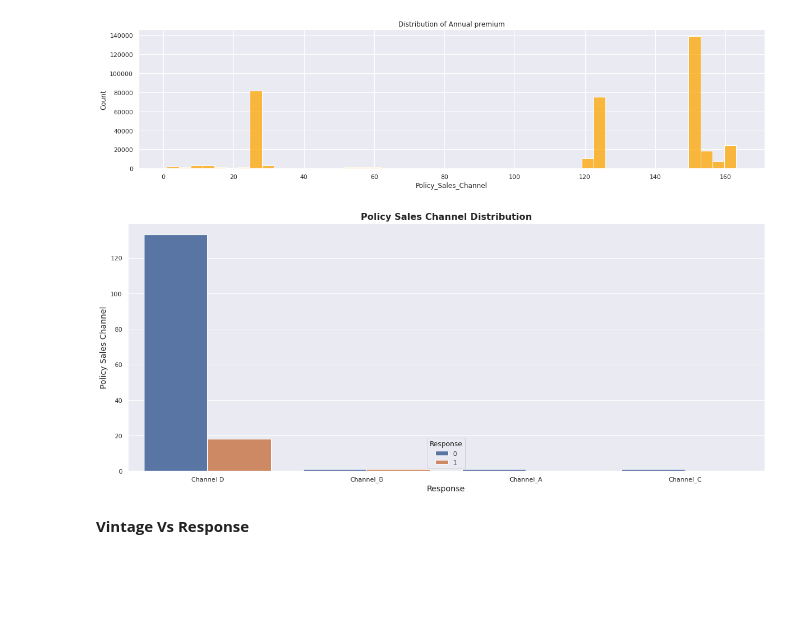
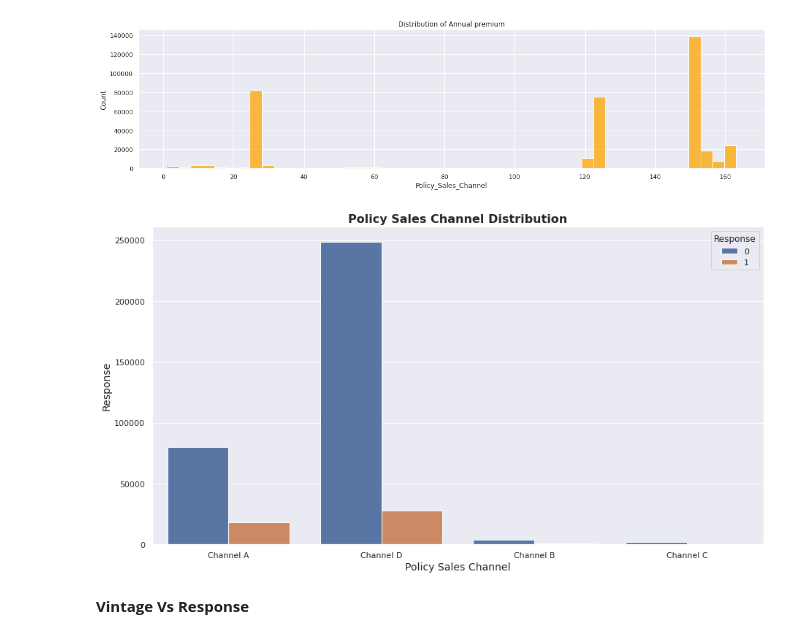
Before and after one commit to abhikr1302/ML-Capstone-Health-Insurabce-Cross-sell-Prediction, a Jupyter notebook: HEALTH_INSURANCE_CROSS_SELL_PREDICTION.ipynb, the cells around one changed output. Drawn from its saved outputs; the diff is of its cells as text; code cells hidden in the pictures; blank space fills up the shorter version.

```diff
--- a/HEALTH_INSURANCE_CROSS_SELL_PREDICTION.ipynb
+++ b/HEALTH_INSURANCE_CROSS_SELL_PREDICTION.ipynb
@@ -239,7 +254,7 @@ for col in numerical_features:  #subplotting all the values with outliers
 # %% [markdown]
 ## **3.3 Handling Outliers**
 # %%
-for col in ['Annual_Premium','Age']:#redefining the data and setting the outliers value with the range
+for col in ['Age','Annual_Premium']:#redefining the data and setting the outliers value with the range
 
   lower_cap, q1, q3, upper_cap, median = df[col].quantile([0.01,0.25,0.75,0.99,0.5])
   lower_limit = q1 - 1.5*(q3-q1)
@@ -359,8 +352,0 @@ plt.show()
-# %%
-sns.set(rc={'figure.figsize':(30,8)})
-sns.set_palette("Set1")
-graph = sns.countplot(x='Age',hue='Response',data=df)
-graph.set_title('Response in different ages',fontsize = 16, fontweight='bold')
-graph.set_xlabel('Age',fontsize = 14)
-graph.set_ylabel('Response',fontsize = 14)
-plt.show()
@@ -399,7 +390,7 @@ Name: Driving_License, dtype: int64
 **Region Vs Response**
 # %%
 sns.set(rc={'figure.figsize':(25,8)})
-sns.set_palette("Set1")
+sns.set_palette("Set2")
 graph = sns.countplot(x=df['Region_Code'],hue=df['Response'])
 graph.set_title('Response in different Regions',fontsize = 16, fontweight='bold')
 graph.set_xlabel('Region',fontsize = 14)
@@ -498,16 +469,16 @@ plt.show()
 # %% [output]
 [figure]
 # %%
- df['Policy_Sales_Channel_Group'] = df['Policy_Sales_Channel'].value_counts().apply(lambda x: 'Channel_A' if x>80000 else 'Channel_B' if 40000<x<80000 else 'Channel_C' if 20000<x<=40000 else 'Channel D')
+df['Policy_Sales_Channel_Group'] = df['Policy_Sales_Channel'].apply(lambda x:'Channel A' if x <=40 else 'Channel B' if x>40 and x<=80 else 'Channel C' if x>80 and x<=120 else 'Channel D')
 # %%
-sns.set(rc={'figure.figsize':(20,8)})
+sns.set(rc={'figure.figsize':(15,8)})
 sns.countplot(x = 'Policy_Sales_Channel_Group', data = df, hue='Response')
-plt.xlabel(xlabel = 'Response', fontdict={'fontsize': 14})
-plt.ylabel(ylabel = 'Policy Sales Channel', fontdict={'fontsize': 14})
+plt.ylabel(ylabel = 'Response', fontdict={'fontsize': 14})
+plt.xlabel(xlabel = 'Policy Sales Channel', fontdict={'fontsize': 14})
 plt.title('Policy Sales Channel Distribution', fontdict={'fontsize': 16, 'fontweight':'bold'})
 plt.show()
 # %% [output]
-[figure, old version]
+[figure, new version]
 # %% [markdown]
 **Vintage Vs Response**
 # %%
```
Also changed, not shown: parts of 72 cells of this notebook.
